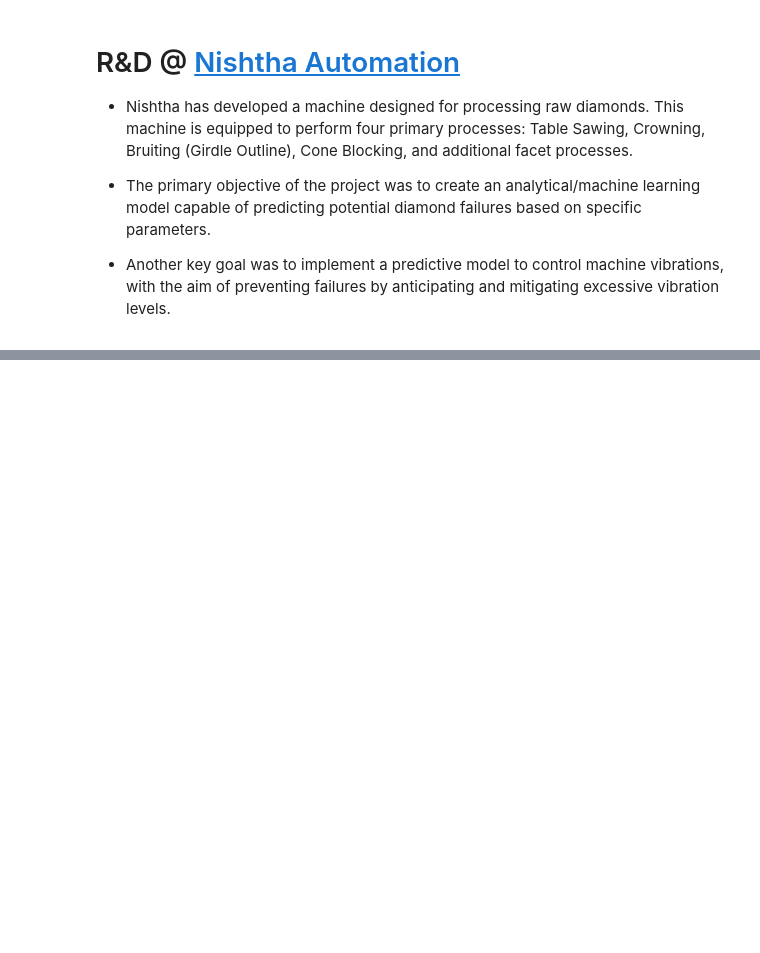
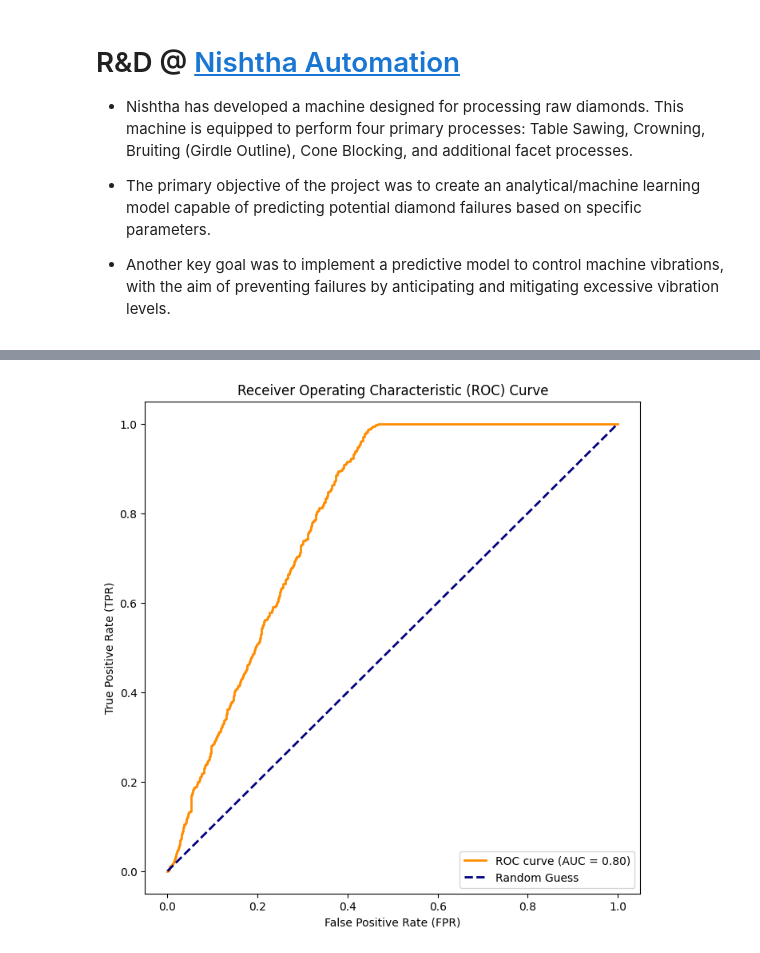
Before and after one commit to pragneshrana/WorkSample, a Jupyter notebook: AutomationControl.ipynb, the cells around one changed output, grey strips where cells are left out. Cells and saved outputs as stored; diff of their text form; code cells hidden in the pictures; blank space fills up the shorter version.

```diff
--- a/AutomationControl.ipynb
+++ b/AutomationControl.ipynb
@@ -109,0 +604,3 @@ diamond_data.head()
+# %%
+X = df_logi[feat_cols]
+y = df_logi[target]
@@ -109,0 +651,4 @@ diamond_data.head()
+# %%
+#Fit a logistic regression model
+model = LogisticRegression(random_state=42)
+model.fit(X_train, y_train)
@@ -109,0 +664,9 @@ diamond_data.head()
+# %%
+# Make predictions on the test set
+# y_pred = model.predict(X_test)
+y_pred = model.predict_proba(X_test)
+y_pred = y_pred[:, 1] #probabilities for the positive class
+# %%
+y_test = y_test.reset_index(drop=True)
+result_df = pd.concat([y_test, pd.Series(y_pred, name='failure_pred')], axis=1)
+result_df.head(5)
@@ -109,0 +694,25 @@ diamond_data.head()
+# %%
+import matplotlib.pyplot as plt
+from sklearn.metrics import roc_curve, auc
+
+# Calculate ROC curve
+fpr, tpr, thresholds = roc_curve(y_test, y_pred)
+
+# Calculate AUC (Area Under the Curve)
+roc_auc = auc(fpr, tpr)
+
+# Plot ROC curve
+plt.figure(figsize=(8, 8))
+plt.plot(fpr, tpr, color='darkorange', lw=2, label='ROC curve (AUC = {:.2f})'.format(roc_auc))
+plt.plot([0, 1], [0, 1], color='navy', lw=2, linestyle='--', label='Random Guess')
+
+# Set labels and title
+plt.xlabel('False Positive Rate (FPR)')
+plt.ylabel('True Positive Rate (TPR)')
+plt.title('Receiver Operating Characteristic (ROC) Curve')
+plt.legend(loc='lower right')
+
+# Show the plot
+plt.show()
+# %% [output]
+[figure, added]
```
Also changed, not shown: parts of 50 cells of this notebook.
